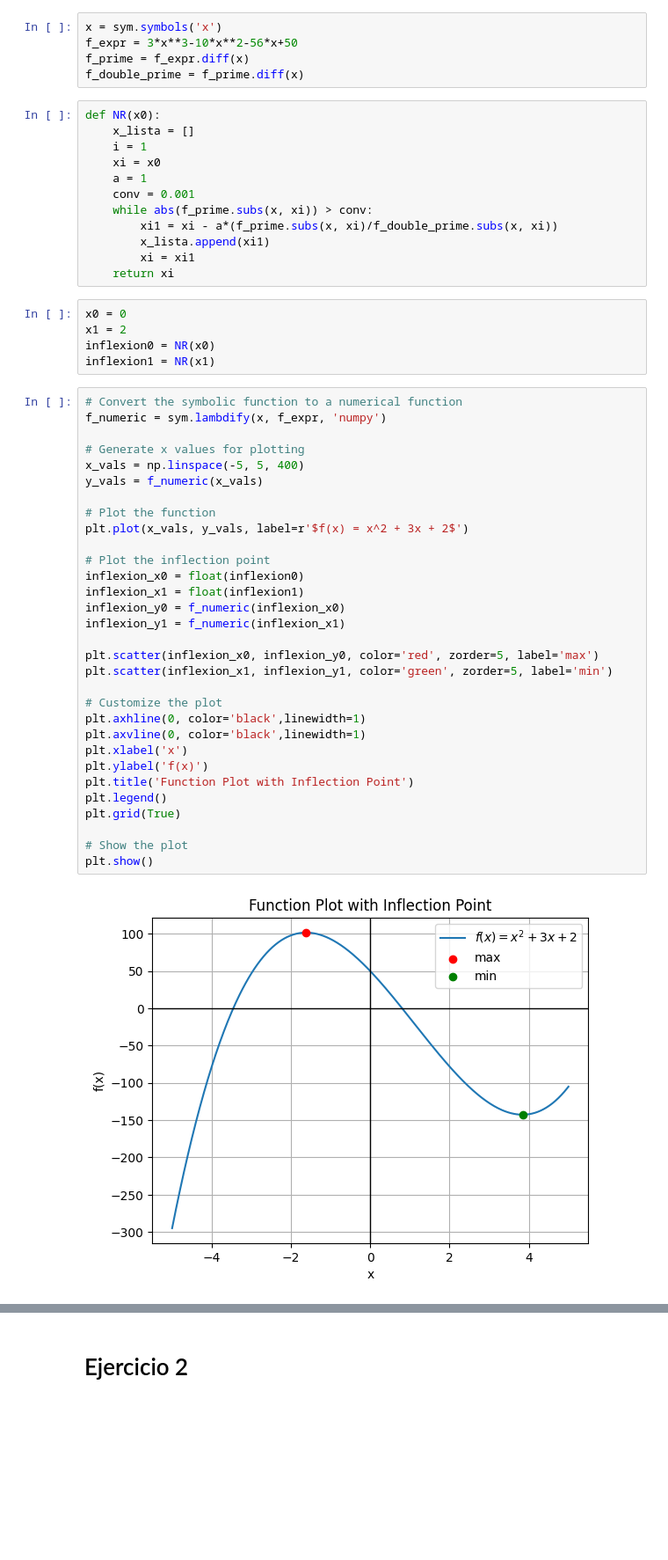
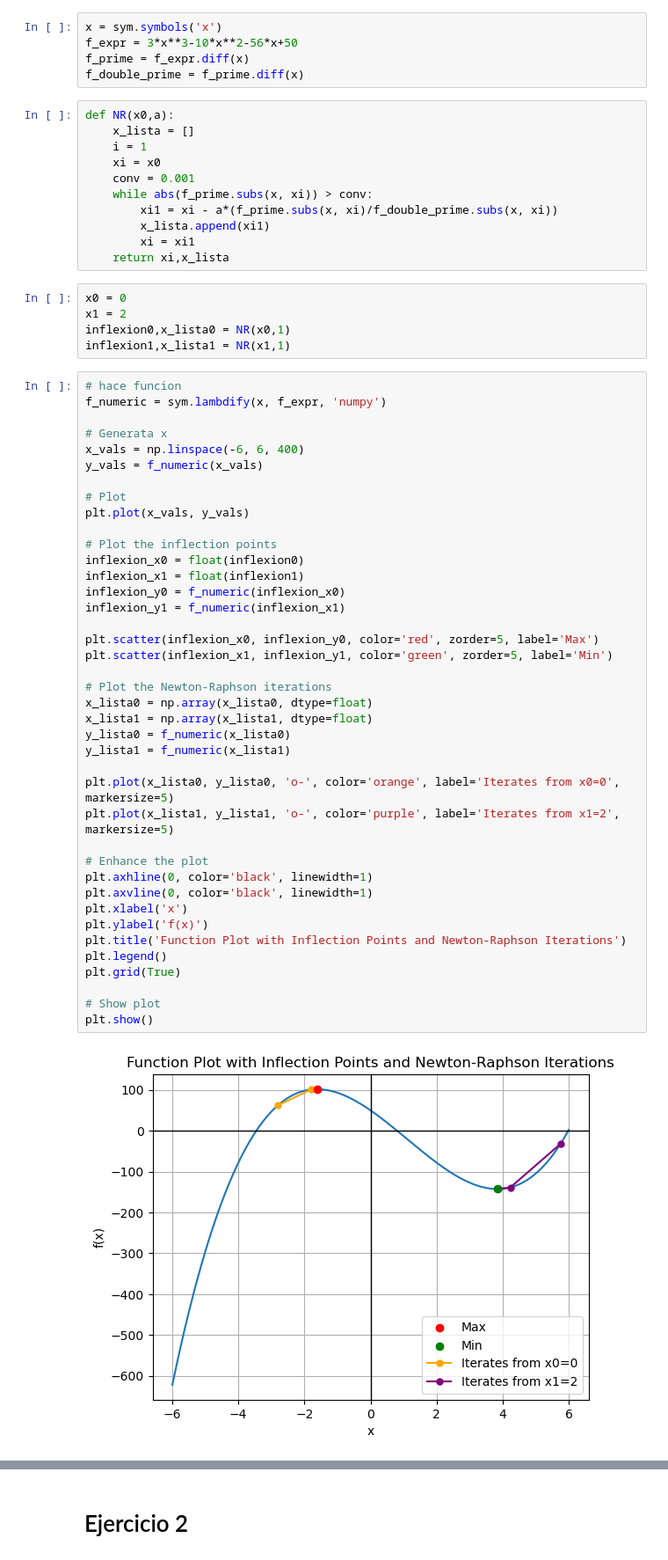
Before and after one commit to jfCamelo/MOS, a Jupyter notebook: Lab_3/lab_3.ipynb, the cells around one changed output, grey strips where cells are left out. Shown: that part at 88% size. Drawn from its saved outputs; the diff is of its cells as text; blank space fills up the shorter version.

```diff
--- a/Lab_3/lab_3.ipynb
+++ b/Lab_3/lab_3.ipynb
@@ -11,52 +11,60 @@ f_expr = 3*x**3-10*x**2-56*x+50
 f_prime = f_expr.diff(x)
 f_double_prime = f_prime.diff(x)
 # %%
-def NR(x0):
+def NR(x0,a):
     x_lista = []
     i = 1
     xi = x0
-    a = 1
     conv = 0.001
     while abs(f_prime.subs(x, xi)) > conv:
         xi1 = xi - a*(f_prime.subs(x, xi)/f_double_prime.subs(x, xi))
         x_lista.append(xi1)
         xi = xi1
-    return xi
+    return xi,x_lista
 # %%
 x0 = 0
 x1 = 2
-inflexion0 = NR(x0)
-inflexion1 = NR(x1)
+inflexion0,x_lista0 = NR(x0,1)
+inflexion1,x_lista1 = NR(x1,1)
 # %%
-# Convert the symbolic function to a numerical function
+# hace funcion
 f_numeric = sym.lambdify(x, f_expr, 'numpy')
 
-# Generate x values for plotting
-x_vals = np.linspace(-5, 5, 400)
+# Generata x
+x_vals = np.linspace(-6, 6, 400)
 y_vals = f_numeric(x_vals)
 
-# Plot the function
-plt.plot(x_vals, y_vals, label=r'$f(x) = x^2 + 3x + 2$')
+# Plot
+plt.plot(x_vals, y_vals)
 
-# Plot the inflection point
+# Plot the inflection points
 inflexion_x0 = float(inflexion0)
 inflexion_x1 = float(inflexion1)
 inflexion_y0 = f_numeric(inflexion_x0)
 inflexion_y1 = f_numeric(inflexion_x1)
 
-plt.scatter(inflexion_x0, inflexion_y0, color='red', zorder=5, label='max')
-plt.scatter(inflexion_x1, inflexion_y1, color='green', zorder=5, label='min')
+plt.scatter(inflexion_x0, inflexion_y0, color='red', zorder=5, label='Max')
+plt.scatter(inflexion_x1, inflexion_y1, color='green', zorder=5, label='Min')
 
-# Customize the plot
-plt.axhline(0, color='black',linewidth=1)
-plt.axvline(0, color='black',linewidth=1)
+# Plot the Newton-Raphson iterations
+x_lista0 = np.array(x_lista0, dtype=float)
+x_lista1 = np.array(x_lista1, dtype=float)
+y_lista0 = f_numeric(x_lista0)
+y_lista1 = f_numeric(x_lista1)
+
+plt.plot(x_lista0, y_lista0, 'o-', color='orange', label='Iterates from x0=0', markersize=5)
+plt.plot(x_lista1, y_lista1, 'o-', color='purple', label='Iterates from x1=2', markersize=5)
+
+# Enhance the plot
+plt.axhline(0, color='black', linewidth=1)
+plt.axvline(0, color='black', linewidth=1)
 plt.xlabel('x')
 plt.ylabel('f(x)')
-plt.title('Function Plot with Inflection Point')
+plt.title('Function Plot with Inflection Points and Newton-Raphson Iterations')
 plt.legend()
 plt.grid(True)
 
-# Show the plot
+# Show plot
 plt.show()
 # %% [output]
-[figure, old version]
+[figure, new version]
```
Also changed, not shown: parts of 4 cells of this notebook.
